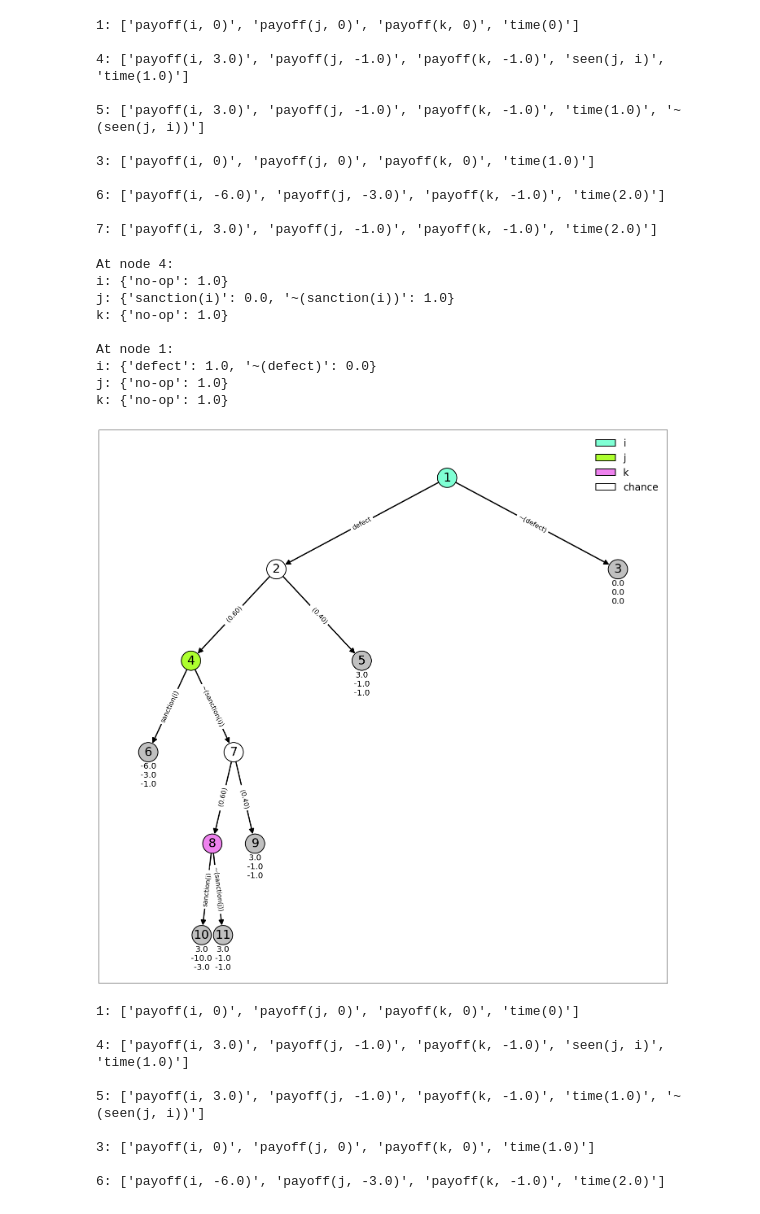
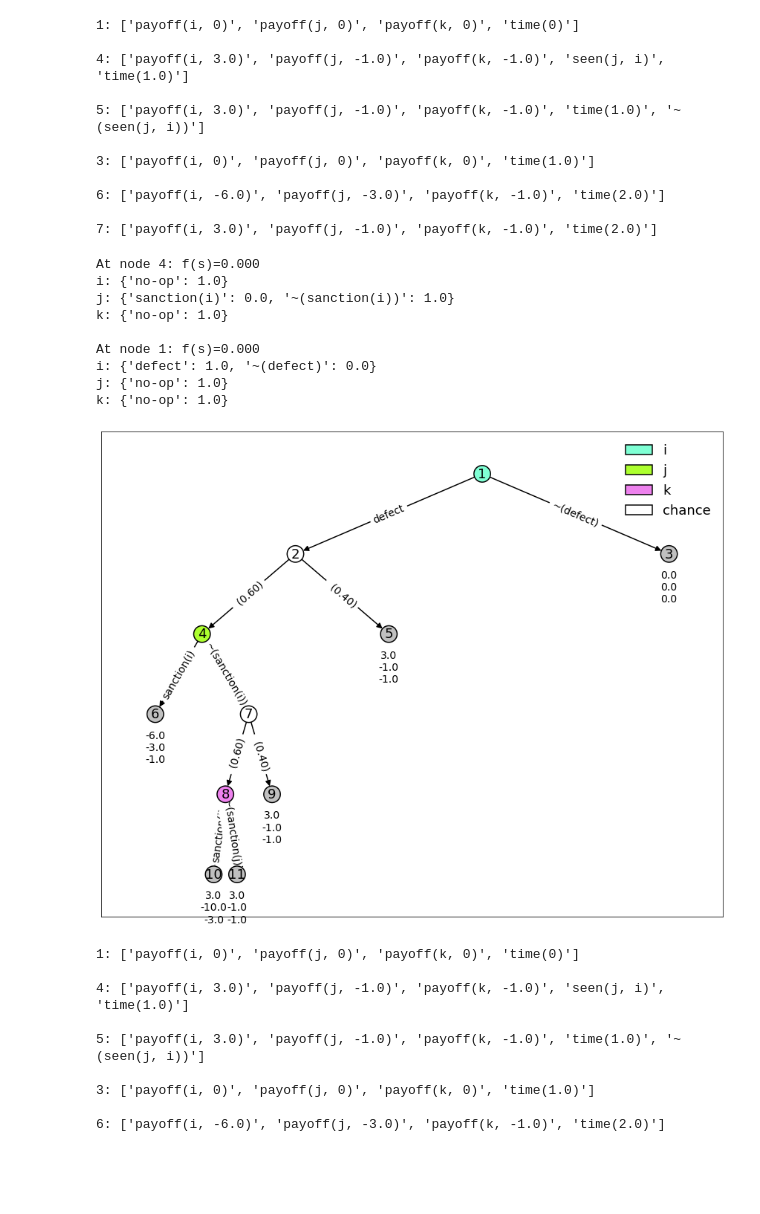
Before and after one commit to nmontesg/norms-games, a Jupyter notebook: examples/gamesFromRules/axelrod-metanorms/axelrod_games.ipynb, the cells around one changed output. Saved outputs shown, nothing was run; the diff lists cells and outputs as text; code cells hidden in the pictures; blank space fills up the shorter version.

```diff
--- a/examples/gamesFromRules/axelrod-metanorms/axelrod_games.ipynb
+++ b/examples/gamesFromRules/axelrod-metanorms/axelrod_games.ipynb
@@ -24,15 +24,15 @@ def set_utility(game):
 game = build_full_game('.', 'metanorms', threshold=0)
 set_utility(game)
 # %%
-my_fig_kwargs = dict(figsize=(16, 19), frameon=False)
-my_node_kwargs = dict(font_size=30, node_size=2250, edgecolors='k',
-                      linewidths=2)
-my_edge_kwargs = dict(arrowsize=25, width=3)
+my_fig_kwargs = dict(figsize=(12, 12), frameon=False)
+my_node_kwargs = dict(font_size=18, node_size=500, edgecolors='k',
+                      linewidths=1.5)
+my_edge_kwargs = dict(arrowsize=15, width=1.5)
 my_edge_labels_kwargs = dict(font_size=14)
-my_patch_kwargs = dict(linewidth=2)
-my_legend_kwargs = dict(fontsize=24, loc='upper right', edgecolor='white')
-my_utility_label_kwargs = dict(horizontalalignment='center', fontsize=20)
-my_info_sets_kwargs = dict(linestyle='--', linewidth=3)
+my_patch_kwargs = dict(linewidth=1.5)
+my_legend_kwargs = dict(fontsize=18, loc='upper right', edgecolor='white')
+my_utility_label_kwargs = dict(horizontalalignment='center', fontsize=14)
+my_info_sets_kwargs = dict(linestyle='--', linewidth=1.5)
 
 position_colors =  {'i':'aquamarine', 'j':'greenyellow', 'k':'violet'}
 
@@ -45,7 +45,7 @@ fig = plot_game(game,
                 patch_kwargs=my_patch_kwargs,
                 legend_kwargs=my_legend_kwargs,
                 utility_label_kwargs=my_utility_label_kwargs,
-                utility_label_shift=0.10,
+                utility_label_shift=0.07,
                 info_sets_kwargs=my_info_sets_kwargs)
 
 # fig.savefig('axelrod_norms.png', bbox_inches='tight', dpi=500)
@@ -67,22 +67,20 @@ for n, f in game.node_info.items():
 
 7: ['payoff(i, 3.0)', 'payoff(j, -1.0)', 'payoff(k, -1.0)', 'time(2.0)']
 # %%
-game = build_full_game('.', 'metanorms', threshold=0)
-set_utility(game)
-subgame_mixed_strat, back_utilities = subgame_perfect_equilibrium(game, minimize_incentives)
+subgame_mixed_strat, back_utilities, incentives = subgame_perfect_equilibrium(game, minimize_incentives)
 
 for node, mixed_strategy_profile in subgame_mixed_strat.items():
-    print("At node {}:".format(node))
+    print("At node {}: f(s)={:.3f}".format(node, incentives[node]))
     for player, player_strat in mixed_strategy_profile.items():
         print("{}: {}".format(player, player_strat))
     print()
 # %% [output]
-At node 4:
+At node 4: f(s)=0.000
 i: {'no-op': 1.0}
 j: {'sanction(i)': 0.0, '~(sanction(i))': 1.0}
 k: {'no-op': 1.0}
 
-At node 1:
+At node 1: f(s)=0.000
 i: {'defect': 1.0, '~(defect)': 0.0}
 j: {'no-op': 1.0}
 k: {'no-op': 1.0}
@@ -91,30 +89,23 @@ game = build_full_game('.', 'metanorms', threshold=1)
 set_utility(game)
 # %%
 # default keywords for rendering the figure
-my_fig_kwargs = dict(figsize=(25, 25), frameon=False)
-my_node_kwargs = dict(font_size=30, node_size=2250, edgecolors='k', linewidths=2)
-my_edge_kwargs = dict(arrowsize=25, width=3)
-my_edge_labels_kwargs = dict(font_size=16)
-my_patch_kwargs = dict(linewidth=2)
-my_legend_kwargs = dict(fontsize=24, loc='upper right', edgecolor='white')
-my_utility_label_kwargs = dict(horizontalalignment='center', fontsize=20)
-my_info_sets_kwargs = dict(linestyle='--', linewidth=3)
+my_fig_kwargs = dict(figsize=(15, 12), frameon=False)
 
 fig = plot_game(game,
                 position_colors,
                 fig_kwargs=my_fig_kwargs,
                 node_kwargs=my_node_kwargs,
                 edge_kwargs=my_edge_kwargs,
                 edge_labels_kwargs=my_edge_labels_kwargs,
                 patch_kwargs=my_patch_kwargs,
                 legend_kwargs=my_legend_kwargs,
                 utility_label_kwargs=my_utility_label_kwargs,
-                utility_label_shift=0.075,
+                utility_label_shift=0.12,
                 info_sets_kwargs=my_info_sets_kwargs)
 
 # fig.savefig('axelrod_metanorms.png', bbox_inches='tight', edgecolor=None)
 # %% [output]
-[figure, old version]
+[figure, new version]
 # %%
 for n, f in game.node_info.items():
     print("{}: {}\n".format(n, f))
```
Also changed, not shown: parts of 2 cells of this notebook, 1 other file.
